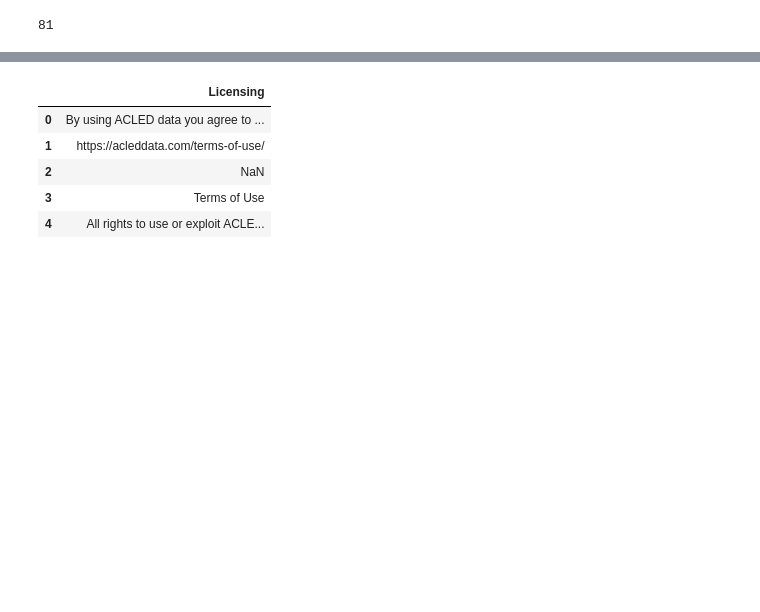
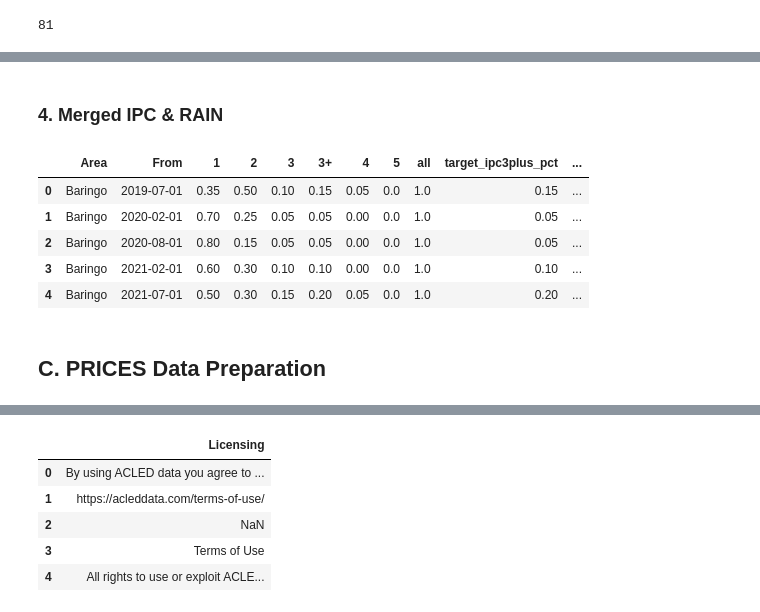
Before and after one commit to MrDenzy/PHASE-5-PROJECT---PREDICTING-FOOD-INSECURITY, a Jupyter notebook: notebooks/dennis.ipynb, the cells around one changed output, grey strips where cells are left out. Drawn from its saved outputs; the diff is of its cells as text; code cells hidden in the pictures; blank space fills up the shorter version.

Commit message:
data preparation

```diff
--- a/notebooks/dennis.ipynb
+++ b/notebooks/dennis.ipynb
@@ -436,3 +426,24 @@ mpi.head()
 print(rain_monthly['PCODE'].nunique())
 # %% [output]
 81
+# %%
+# Monthly rainfall
+
+# Aggregate nationally
+rain_national = (
+    rain_monthly.groupby('From')['rain_mm']
+    .mean()
+    .reset_index()
+)
+
+# Create lag
+rain_national['rain_lag1'] = rain_national['rain_mm'].shift(1)
+
+# Merge with IPC
+data = ipc_pivot.merge(
+    rain_national[['From','rain_lag1']],
+    on='From',
+    how='left'
+)
+
+print(data.head())
@@ -438,0 +472,13 @@ print(rain_monthly['PCODE'].nunique())
+# %% [markdown]
+### 4. Merged IPC & RAIN
+# %%
+data.head()
+# %% [output]
+|  | Area | From | 1 | 2 | 3 | 3+ | 4 | 5 | all | target_ipc3plus_pct | ... |
+| 0 | Baringo | 2019-07-01 | 0.35 | 0.50 | 0.10 | 0.15 | 0.05 | 0.0 | 1.0 | 0.15 | ... |
+| 1 | Baringo | 2020-02-01 | 0.70 | 0.25 | 0.05 | 0.05 | 0.00 | 0.0 | 1.0 | 0.05 | ... |
+| 2 | Baringo | 2020-08-01 | 0.80 | 0.15 | 0.05 | 0.05 | 0.00 | 0.0 | 1.0 | 0.05 | ... |
+| 3 | Baringo | 2021-02-01 | 0.60 | 0.30 | 0.10 | 0.10 | 0.00 | 0.0 | 1.0 | 0.10 | ... |
+| 4 | Baringo | 2021-07-01 | 0.50 | 0.30 | 0.15 | 0.20 | 0.05 | 0.0 | 1.0 | 0.20 | ... |
+# %% [markdown]
+## C. PRICES Data Preparation
```
Also changed, not shown: parts of 21 cells of this notebook.
